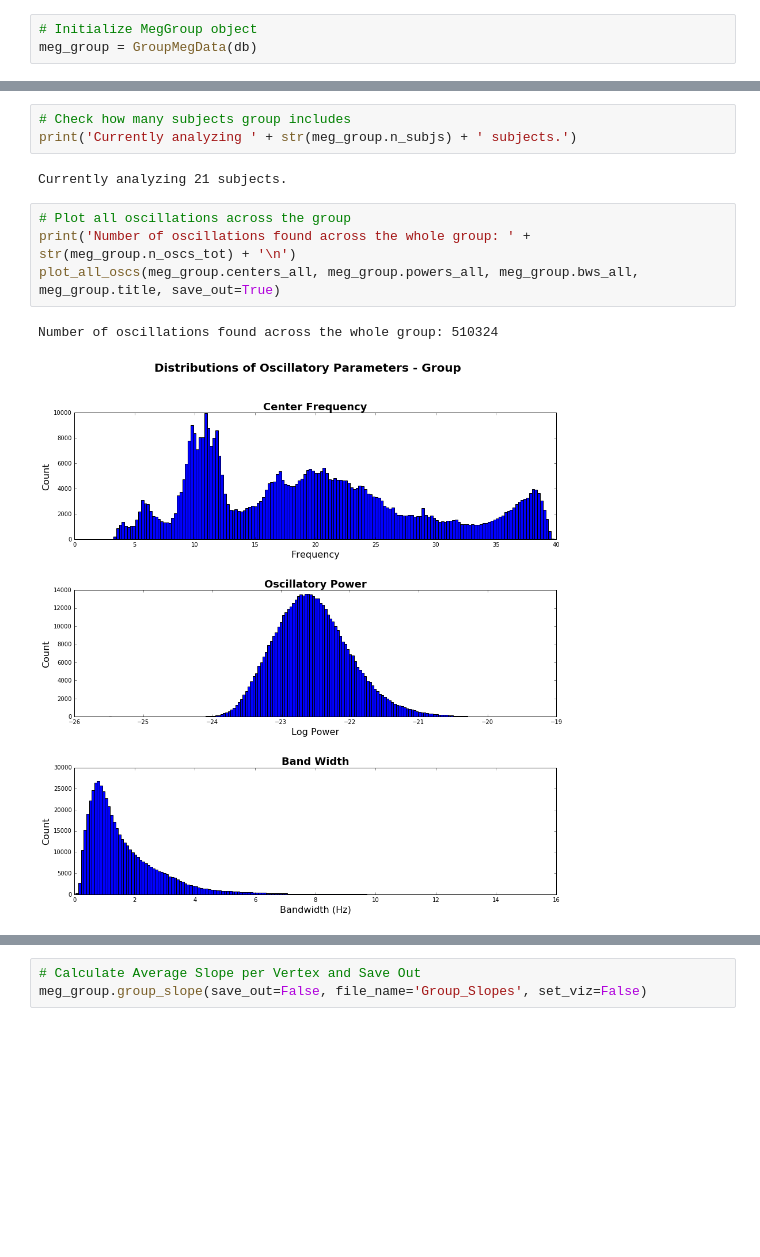
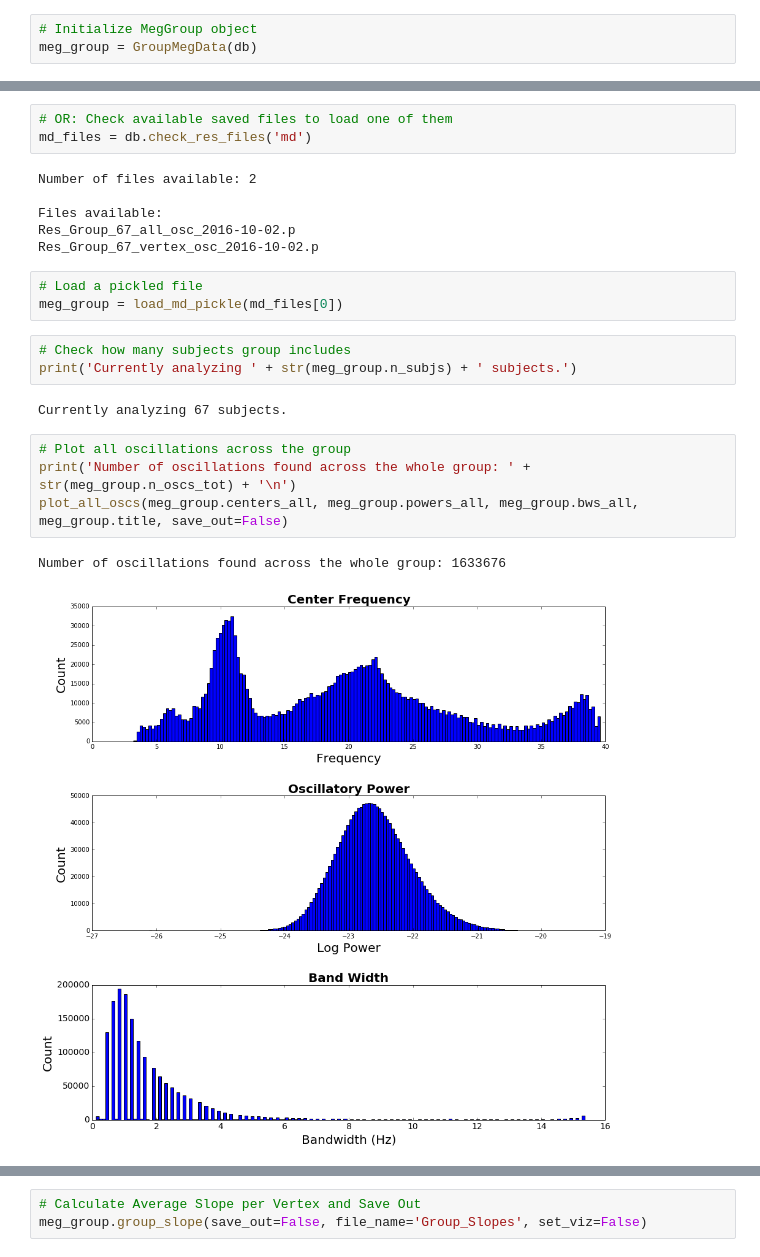
Before and after one commit to voytekresearch/omapping, a Jupyter notebook: OM-Analysis.ipynb, the cells around one changed output, grey strips where cells are left out. Cells and saved outputs as stored; diff of their text form; blank space fills up the shorter version.

Commit message:
Re-run notebook with full group

```diff
--- a/OM-Analysis.ipynb
+++ b/OM-Analysis.ipynb
@@ -118,14 +148,26 @@ for i, subj in enumerate(sub_nums):
+# %%
+# OR: Check available saved files to load one of them
+md_files = db.check_res_files('md')
+# %% [output]
+Number of files available: 2
+
+Files available:
+Res_Group_67_all_osc_2016-10-02.p
+Res_Group_67_vertex_osc_2016-10-02.p
+# %%
+# Load a pickled file
+meg_group = load_md_pickle(md_files[0])
 # %%
 # Check how many subjects group includes
 print('Currently analyzing ' + str(meg_group.n_subjs) + ' subjects.')
 # %% [output]
-Currently analyzing 21 subjects.
+Currently analyzing 67 subjects.
 # %%
 # Plot all oscillations across the group
 print('Number of oscillations found across the whole group: ' + str(meg_group.n_oscs_tot) + '\n')
-plot_all_oscs(meg_group.centers_all, meg_group.powers_all, meg_group.bws_all, meg_group.title, save_out=True)
+plot_all_oscs(meg_group.centers_all, meg_group.powers_all, meg_group.bws_all, meg_group.title, save_out=False)
 # %% [output]
-Number of oscillations found across the whole group: 510324
+Number of oscillations found across the whole group: 1633676
-[figure, old version]
+[figure, new version]
 # %%
 # Plot a single oscillation parameter at a time
```
Also changed, not shown: parts of 33 cells of this notebook.
